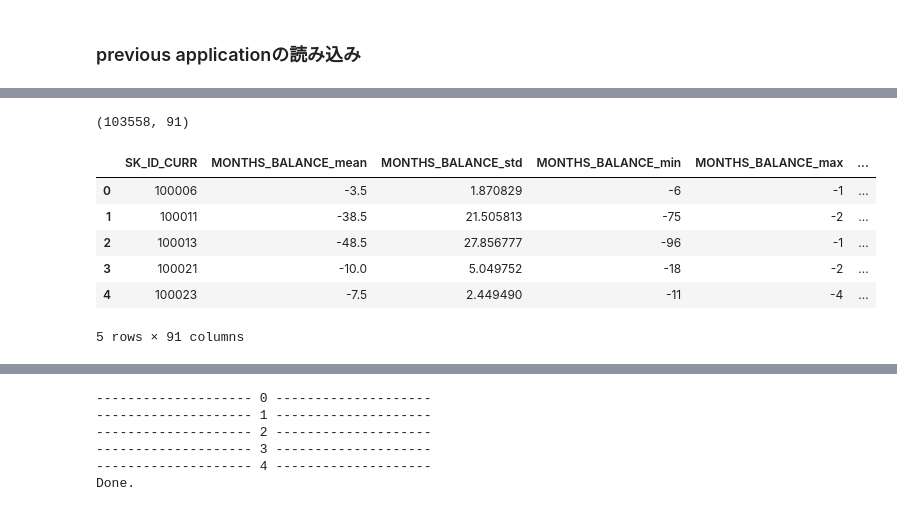
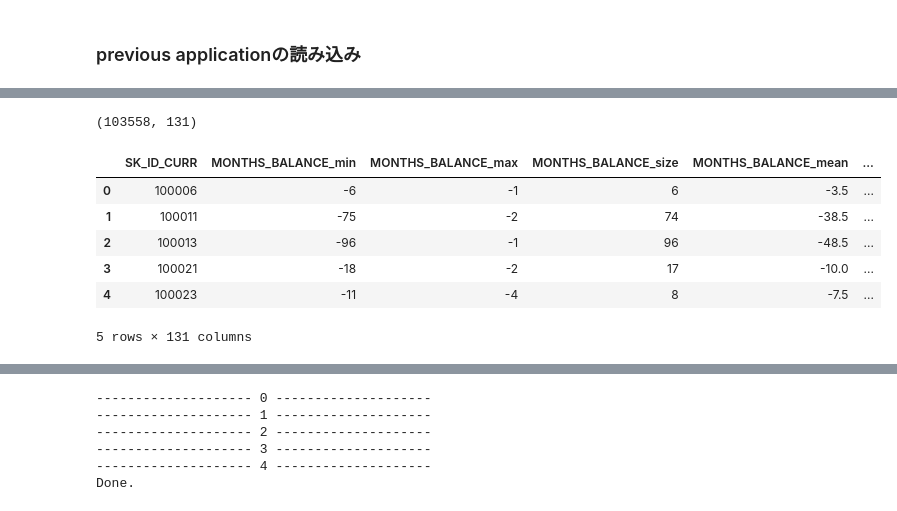
Before and after one commit to nekonabesan/kaggle_study, a Jupyter notebook: hcdr/Xgb_parameter_chuning_02.ipynb, the cells around one changed output, grey strips where cells are left out. Cells and saved outputs as stored; diff of their text form; code cells hidden in the pictures.

```diff
--- a/hcdr/Xgb_parameter_chuning_02.ipynb
+++ b/hcdr/Xgb_parameter_chuning_02.ipynb
@@ -216,3 +275,6 @@ def kde_target(var_name, df):
+# %%
+def geometric_mean(x):
+    return np.exp(np.log(x[x>0]).mean())
 # %% [markdown]
 ## baselineを確認(ラベルエンコーディング済み)
 # %%
@@ -647,0 +908,4 @@ col_ohe
+# %%
+# Some new features 2022/06/14
+pos_ohe['pos CNT_INSTALMENT_more_CNT_INSTALMENT_FUTURE'] = (pos_ohe['CNT_INSTALMENT'] > pos_ohe['CNT_INSTALMENT_FUTURE']).astype(int)
+pos_ohe.head()
@@ -648,10 +919,10 @@ col_ohe
 # %%
 pos_ohe_agg = pos_ohe.groupby('SK_ID_CURR').agg({
-    "MONTHS_BALANCE": ["mean", "std", "min", "max"]
-    ,"CNT_INSTALMENT": ["mean", "std", "min", "max"]
-    ,"CNT_INSTALMENT_FUTURE": ["mean", "std", "min", "max"]
-    ,"SK_DPD": ["mean", "std", "min", "max"]
-    ,"SK_DPD_DEF": ["mean", "std", "min", "max"]
+    "MONTHS_BALANCE": ['min', 'max', 'size', 'mean', 'var', 'sum']
+    ,"CNT_INSTALMENT": ['min', 'max', 'size', 'mean', 'var', 'sum']
+    ,"CNT_INSTALMENT_FUTURE": ['min', 'max', 'size', 'mean', 'var', 'sum']
+    ,"SK_DPD": ['min', 'max', 'size', 'mean', 'var', 'sum']
+    ,"SK_DPD_DEF": ['min', 'max', 'size', 'mean', 'var', 'sum']
     # カテゴリ変数をone-hot-encodingした値の集約
     ,"NAME_CONTRACT_STATUS_Active": ["mean"]
     ,"NAME_CONTRACT_STATUS_Amortized debt": ["mean"]
@@ -1074,56 +1412,56 @@ Index(['SK_ID_PREV', 'SK_ID_CURR', 'MONTHS_BALANCE', 'AMT_BALANCE',
 # %%
 previous_ohe_agg = credit_ohe.groupby('SK_ID_CURR').agg(
     {
         # 数値変数の集約
-        'MONTHS_BALANCE': ['mean', 'std', 'min', 'max']
-        ,'AMT_BALANCE': ['mean', 'std', 'min', 'max']
-        ,'AMT_CREDIT_LIMIT_ACTUAL': ['mean', 'std', 'min', 'max']
-        ,'AMT_DRAWINGS_ATM_CURRENT': ['mean', 'std', 'min', 'max']
-        ,'AMT_DRAWINGS_CURRENT': ['mean', 'std', 'min', 'max']
-        ,'AMT_DRAWINGS_OTHER_CURRENT': ['mean', 'std', 'min', 'max']
-        ,'AMT_DRAWINGS_POS_CURRENT': ['mean', 'std', 'min', 'max']
-        ,'AMT_INST_MIN_REGULARITY': ['mean', 'std', 'min', 'max']
-        ,'AMT_PAYMENT_CURRENT': ['mean', 'std', 'min', 'max']
-        ,'AMT_PAYMENT_TOTAL_CURRENT': ['mean', 'std', 'min', 'max']
-        ,'AMT_RECEIVABLE_PRINCIPAL': ['mean', 'std', 'min', 'max']
-        ,'AMT_RECIVABLE': ['mean', 'std', 'min', 'max']
-        ,'AMT_TOTAL_RECEIVABLE': ['mean', 'std', 'min', 'max']
-        ,'CNT_DRAWINGS_ATM_CURRENT': ['mean', 'std', 'min', 'max']
-        ,'CNT_DRAWINGS_CURRENT': ['mean', 'std', 'min', 'max']
-        ,'CNT_DRAWINGS_OTHER_CURRENT': ['mean', 'std', 'min', 'max']
-        ,'CNT_DRAWINGS_POS_CURRENT': ['mean', 'std', 'min', 'max']
-        ,'CNT_INSTALMENT_MATURE_CUM': ['mean', 'std', 'min', 'max']
-        ,'SK_DPD': ['mean', 'std', 'min', 'max']
-        ,'SK_DPD_DEF': ['mean', 'std', 'min', 'max']
+        'MONTHS_BALANCE': ['min', 'max', 'size', 'mean', 'var', 'sum']
+        ,'AMT_BALANCE': ['min', 'max', 'size', 'mean', 'var', 'sum']
+        ,'AMT_CREDIT_LIMIT_ACTUAL': ['min', 'max', 'size', 'mean', 'var', 'sum']
+        ,'AMT_DRAWINGS_ATM_CURRENT': ['min', 'max', 'size', 'mean', 'var', 'sum']
+        ,'AMT_DRAWINGS_CURRENT': ['min', 'max', 'size', 'mean', 'var', 'sum']
+        ,'AMT_DRAWINGS_OTHER_CURRENT': ['min', 'max', 'size', 'mean', 'var', 'sum']
+        ,'AMT_DRAWINGS_POS_CURRENT': ['min', 'max', 'size', 'mean', 'var', 'sum']
+        ,'AMT_INST_MIN_REGULARITY': ['min', 'max', 'size', 'mean', 'var', 'sum']
+        ,'AMT_PAYMENT_CURRENT': ['min', 'max', 'size', 'mean', 'var', 'sum']
+        ,'AMT_PAYMENT_TOTAL_CURRENT': ['min', 'max', 'size', 'mean', 'var', 'sum']
+        ,'AMT_RECEIVABLE_PRINCIPAL': ['min', 'max', 'size', 'mean', 'var', 'sum']
+        ,'AMT_RECIVABLE': ['min', 'max', 'size', 'mean', 'var', 'sum']
+        ,'AMT_TOTAL_RECEIVABLE': ['min', 'max', 'size', 'mean', 'var', 'sum']
+        ,'CNT_DRAWINGS_ATM_CURRENT': ['min', 'max', 'size', 'mean', 'var', 'sum']
+        ,'CNT_DRAWINGS_CURRENT': ['min', 'max', 'size', 'mean', 'var', 'sum']
+        ,'CNT_DRAWINGS_OTHER_CURRENT': ['min', 'max', 'size', 'mean', 'var', 'sum']
+        ,'CNT_DRAWINGS_POS_CURRENT': ['min', 'max', 'size', 'mean', 'var', 'sum']
+        ,'CNT_INSTALMENT_MATURE_CUM': ['min', 'max', 'size', 'mean', 'var', 'sum']
+        ,'SK_DPD': ['min', 'max', 'size', 'mean', 'var', 'sum']
+        ,'SK_DPD_DEF': ['min', 'max', 'size', 'mean', 'var', 'sum']
         #
         ,'NAME_CONTRACT_STATUS_Active': ['mean']
         ,'NAME_CONTRACT_STATUS_Approved': ['mean']
         ,'NAME_CONTRACT_STATUS_Completed': ['mean']
         ,'NAME_CONTRACT_STATUS_Demand': ['mean']
         ,'NAME_CONTRACT_STATUS_Refused': ['mean']
         ,'NAME_CONTRACT_STATUS_Sent proposal': ['mean']
         ,'NAME_CONTRACT_STATUS_Signed': ['mean']
         ,'NAME_CONTRACT_STATUS_nan': ['mean']
         # IDのユニーク数をカウント
         ,"SK_ID_PREV":["count", "nunique"]
     }
 )
 
 # カラム名の付与
 previous_ohe_agg.columns = [i + "_" + j for i,j in previous_ohe_agg.columns]
 previous_ohe_agg = previous_ohe_agg.reset_index(drop=False)
 
 print(previous_ohe_agg.shape)
 previous_ohe_agg.head()
 # %% [output]
-(103558, 91)
+(103558, 131)
-|  | SK_ID_CURR | MONTHS_BALANCE_mean | MONTHS_BALANCE_std | MONTHS_BALANCE_min | MONTHS_BALANCE_max | ... |
-| 0 | 100006 | -3.5 | 1.870829 | -6 | -1 | ... |
-| 1 | 100011 | -38.5 | 21.505813 | -75 | -2 | ... |
-| 2 | 100013 | -48.5 | 27.856777 | -96 | -1 | ... |
-| 3 | 100021 | -10.0 | 5.049752 | -18 | -2 | ... |
-| 4 | 100023 | -7.5 | 2.449490 | -11 | -4 | ... |
+|  | SK_ID_CURR | MONTHS_BALANCE_min | MONTHS_BALANCE_max | MONTHS_BALANCE_size | MONTHS_BALANCE_mean | ... |
+| 0 | 100006 | -6 | -1 | 6 | -3.5 | ... |
+| 1 | 100011 | -75 | -2 | 74 | -38.5 | ... |
+| 2 | 100013 | -96 | -1 | 96 | -48.5 | ... |
+| 3 | 100021 | -18 | -2 | 17 | -10.0 | ... |
+| 4 | 100023 | -11 | -4 | 8 | -7.5 | ... |
-5 rows × 91 columns
+5 rows × 131 columns
 # %%
 # infをnanへ置換
 previous_ohe_agg = previous_ohe_agg.replace([np.inf, -np.inf], np.nan)
```
Also changed, not shown: parts of 75 cells of this notebook, 3 other files.
